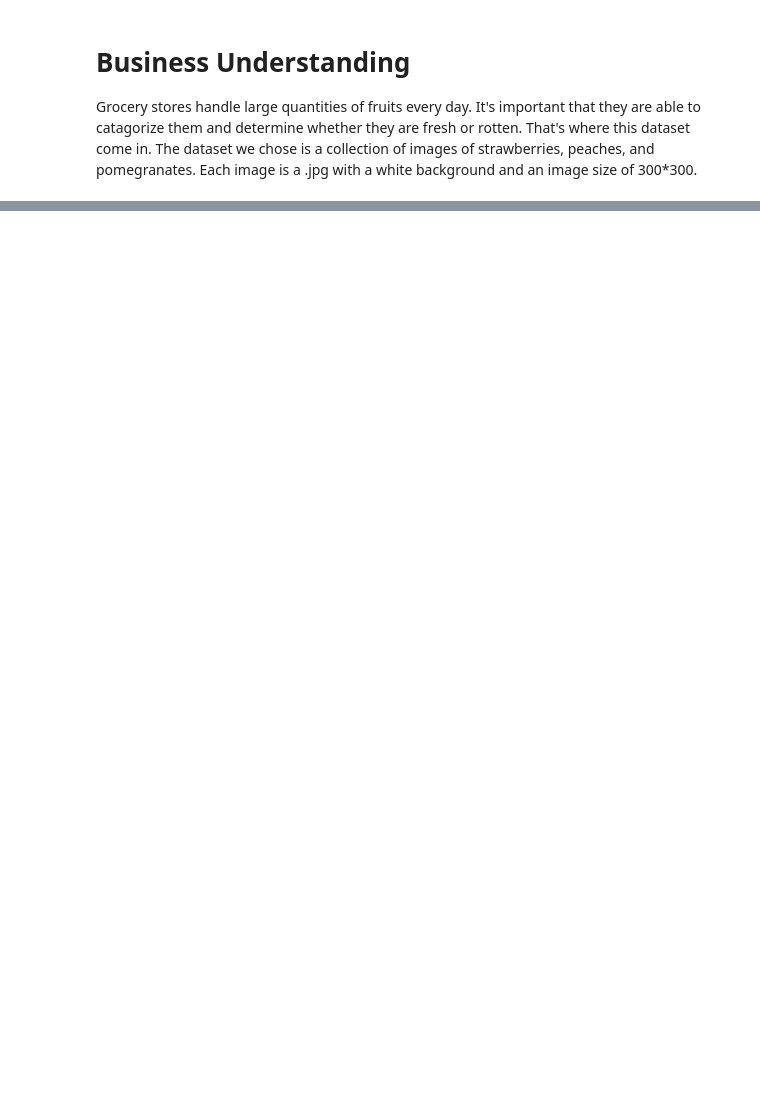
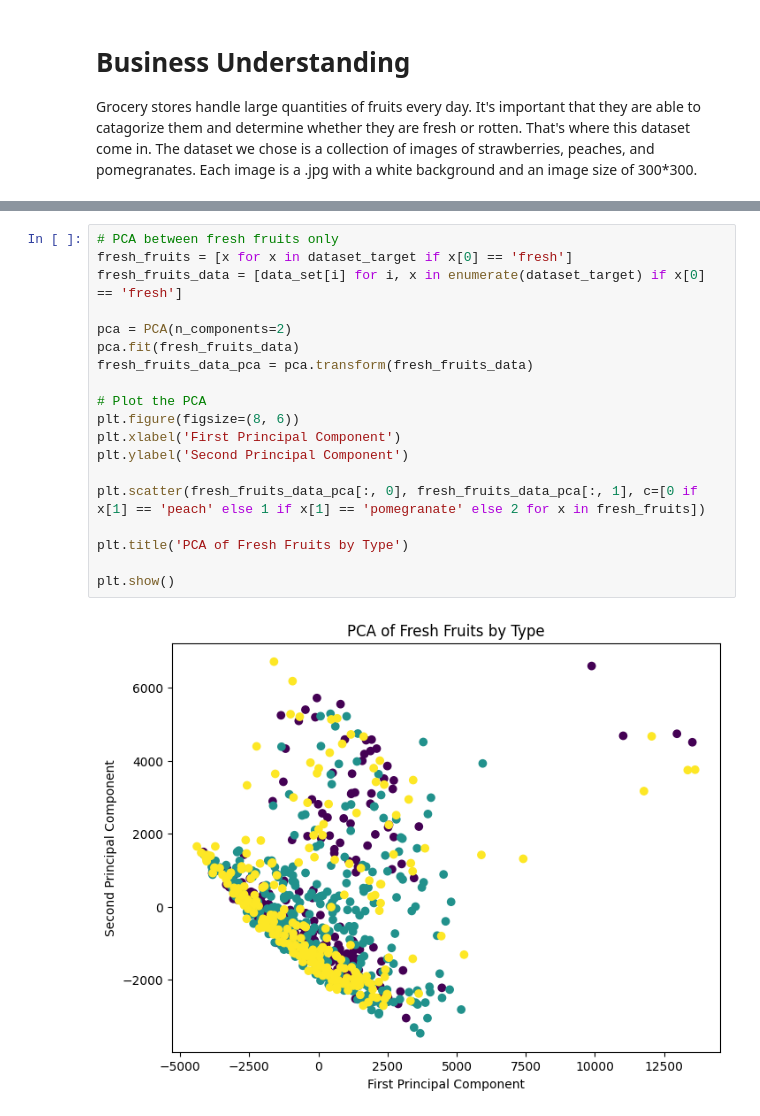
Before and after one commit to QuinnMatthews/MLinPyNotebooks, a Jupyter notebook: Lab Two/LabTwo.ipynb, the cells around one changed output, grey strips where cells are left out. Drawn from its saved outputs; the diff is of its cells as text; blank space fills up the shorter version.

```diff
--- a/Lab Two/LabTwo.ipynb
+++ b/Lab Two/LabTwo.ipynb
@@ -50,0 +128,21 @@ plot_gallery(data_set, dataset_target, h, w)
+# %%
+# PCA between fresh fruits only
+fresh_fruits = [x for x in dataset_target if x[0] == 'fresh']
+fresh_fruits_data = [data_set[i] for i, x in enumerate(dataset_target) if x[0] == 'fresh']
+
+pca = PCA(n_components=2)
+pca.fit(fresh_fruits_data)
+fresh_fruits_data_pca = pca.transform(fresh_fruits_data)
+
+# Plot the PCA
+plt.figure(figsize=(8, 6))
+plt.xlabel('First Principal Component')
+plt.ylabel('Second Principal Component')
+
+plt.scatter(fresh_fruits_data_pca[:, 0], fresh_fruits_data_pca[:, 1], c=[0 if x[1] == 'peach' else 1 if x[1] == 'pomegranate' else 2 for x in fresh_fruits])
+
+plt.title('PCA of Fresh Fruits by Type')
+
+plt.show()
+# %% [output]
+[figure, added]
```
Also changed, not shown: parts of 8 cells of this notebook.
